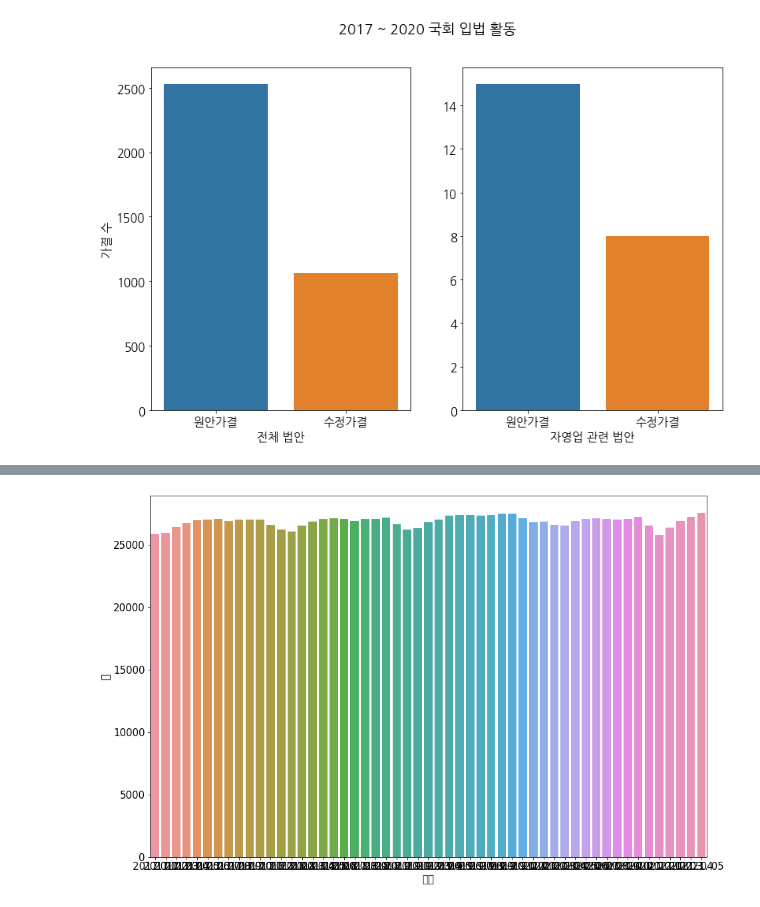
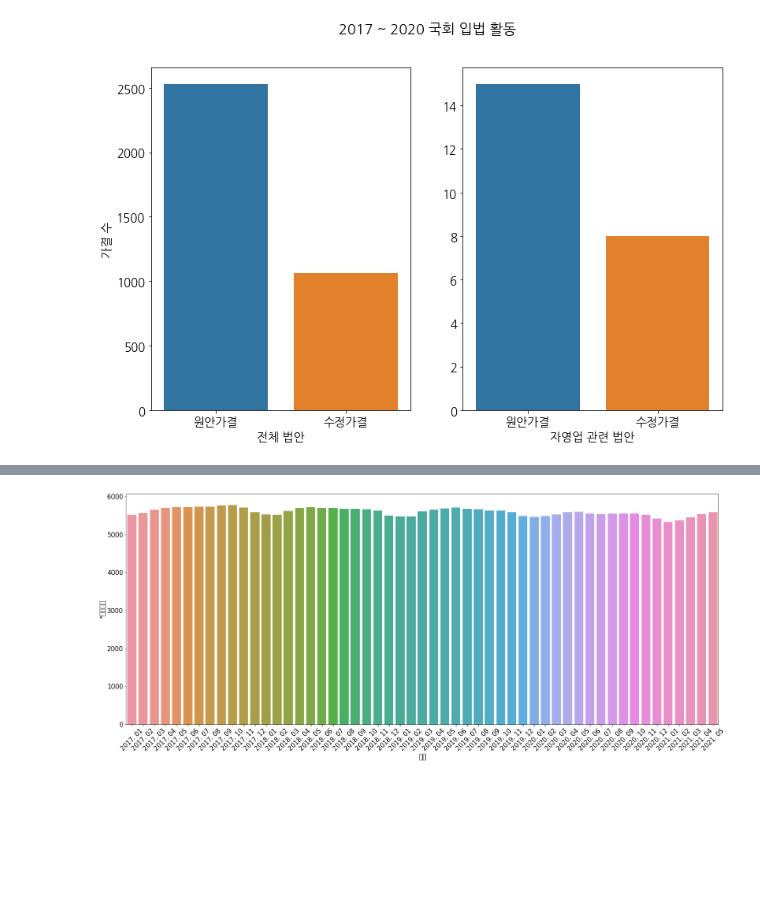
Before and after one commit to ouguro3/Project, a Jupyter notebook: 법안데이터_전처리.ipynb, the cells around one changed output, grey strips where cells are left out. Drawn from its saved outputs; the diff is of its cells as text; code cells hidden in the pictures; blank space fills up the shorter version.

```diff
--- a/법안데이터_전처리.ipynb
+++ b/법안데이터_전처리.ipynb
@@ -313,6 +315,7 @@ cnt_2
 # %%
-plt.figure(figsize=(15,10))
-sns.barplot(x = cnt_2.index, y = cnt_2['계'])
+plt.figure(figsize=(25,10))
+sns.barplot(x = cnt_2.index, y = cnt_2['*자영업자'])
+plt.xticks(rotation=45)
 plt.show()
 # %% [output]
-[figure, old version]
+[figure, new version]
```
Also changed, not shown: parts of 3 cells of this notebook.
